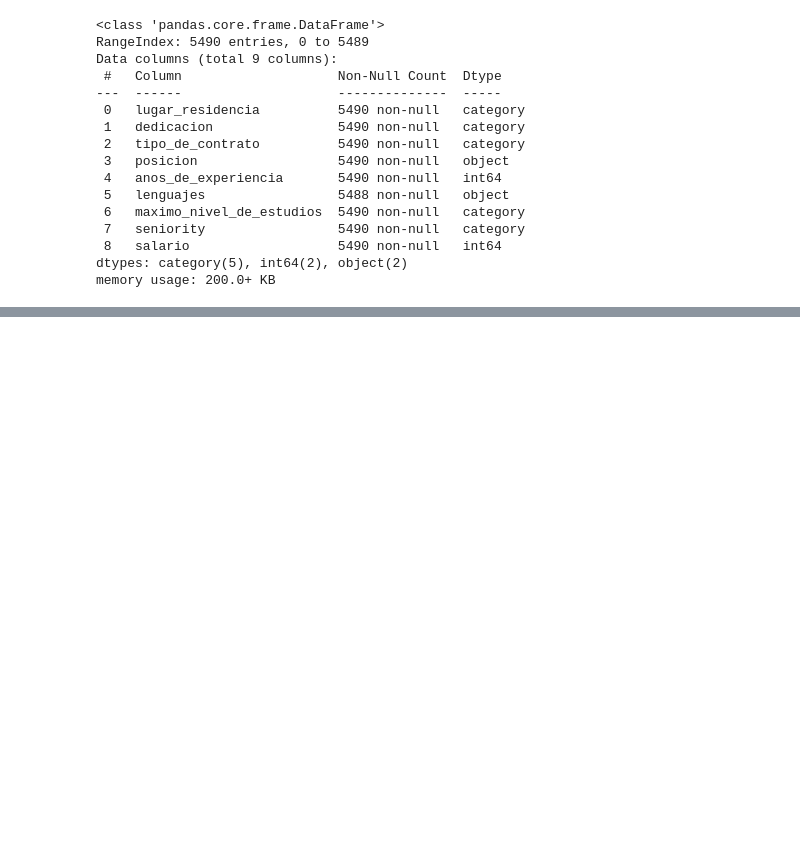
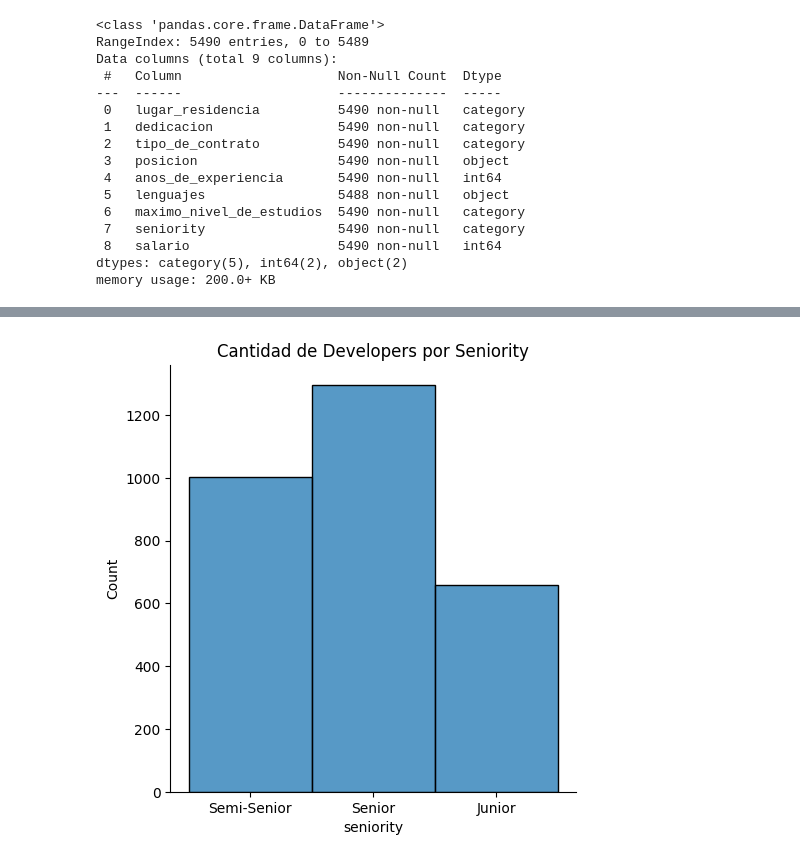
Before and after one commit to mauriciobergallo/coderhouse-datascience, a Jupyter notebook: ProyectoDS_EncuestaSalarial_BergalloMauricio.ipynb, the cells around one changed output, grey strips where cells are left out. Cells and saved outputs as stored; diff of their text form; code cells hidden in the pictures; blank space fills up the shorter version.

```diff
--- a/ProyectoDS_EncuestaSalarial_BergalloMauricio.ipynb
+++ b/ProyectoDS_EncuestaSalarial_BergalloMauricio.ipynb
@@ -344,0 +420,6 @@ plt.show()
+# %%
+ax = sns.displot(data=df['seniority'])
+plt.title('Cantidad de Developers por Seniority')
+plt.show()
+# %% [output]
+[figure, added]
```
Also changed, not shown: parts of 49 cells of this notebook.
